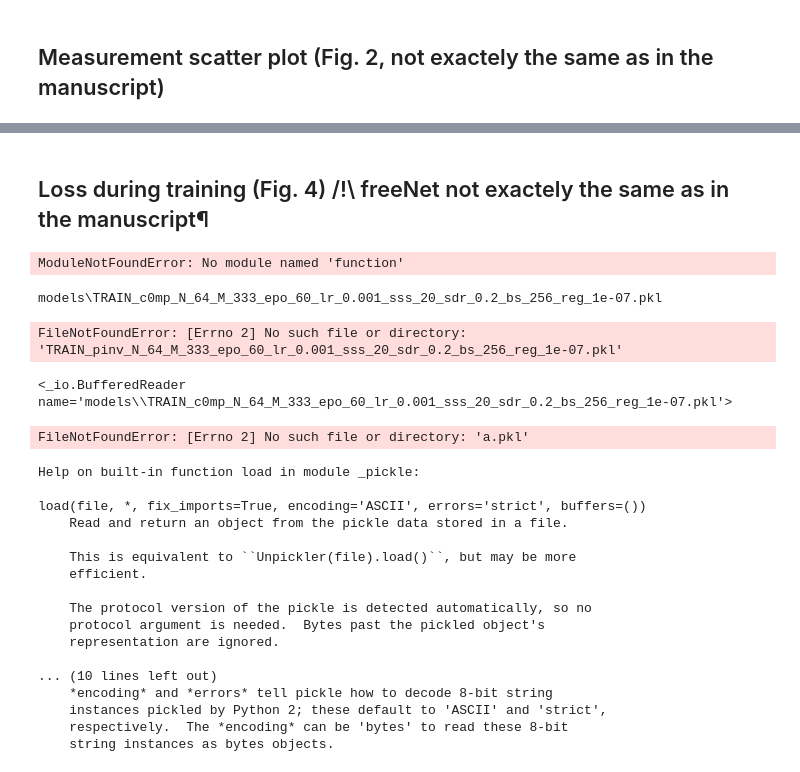
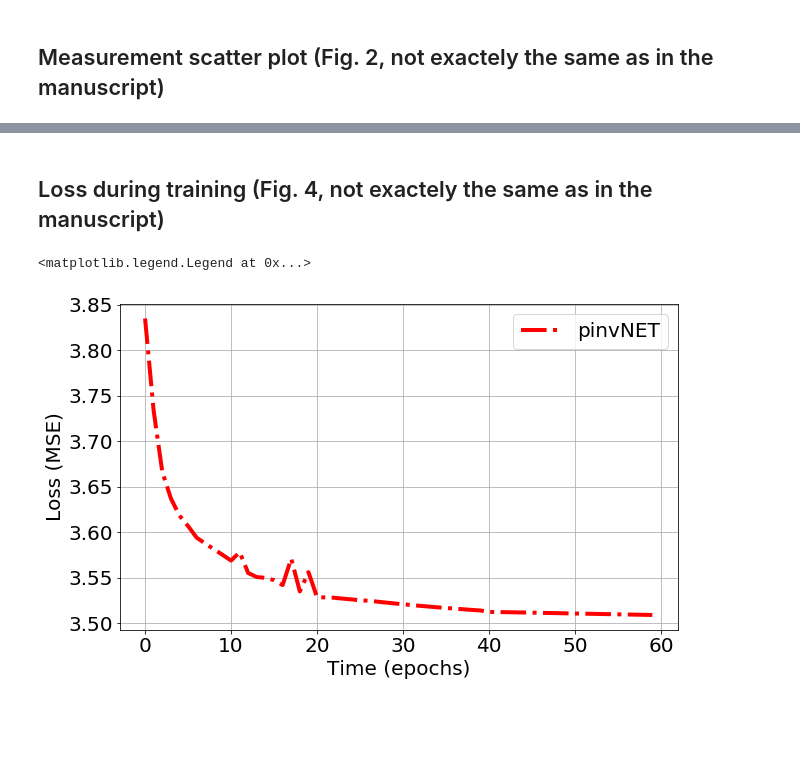
Before and after one commit to openspyrit/spyrit-examples, a Jupyter notebook: 2020_ISBI_CNet/main.ipynb, the cells around one changed output, grey strips where cells are left out. Drawn from its saved outputs; the diff is of its cells as text; code cells hidden in the pictures; blank space fills up the shorter version.

```diff
--- a/2020_ISBI_CNet/main.ipynb
+++ b/2020_ISBI_CNet/main.ipynb
@@ -209,62 +188,27 @@ plt.show()
 # %% [markdown]
-## Loss during training (Fig. 4)  /!\ freeNet not exactely the same as in the manuscript¶
+## Loss during training (Fig. 4, not exactely the same as in the manuscript)
 # %%
 # Load training history
 train_path = model_root/('TRAIN_c0mp'+suffix+'.pkl')
 train_net_prob = read_param(train_path)
-train_path = model_root/('TRAIN_pinv'+suffix+'.pkl')
-train_net_pinv = read_param(train_path)
-train_path = model_root/('TRAIN_free'+suffix+'.pkl')
-train_net_free = read_param(train_path)
+#train_path = model_root/('TRAIN_pinv'+suffix+'.pkl')
+#train_net_pinv = read_param(train_path)
+#train_path = model_root/('TRAIN_free'+suffix+'.pkl')
+#train_net_free = read_param(train_path)
 
 plt.rcParams.update({'font.size': 20})
 
 # Plot
 fig, ax = plt.subplots(figsize=(10,6))
 ax.set_xlabel('Time (epochs)')
 ax.set_ylabel('Loss (MSE)')
-ax.plot(train_net_pinv.val_loss,'g--', linewidth=4)
+#ax.plot(train_net_pinv.val_loss,'g--', linewidth=4)
 ax.plot(train_net_prob.val_loss,'r-.', linewidth=4)
-ax.plot(train_net_free.val_loss,'m', linewidth=4)
+#ax.plot(train_net_free.val_loss,'m', linewidth=4)
 ax.grid(which='minor', linestyle=':', linewidth=0.5, color='black')
 plt.grid(True)
 ax.legend(('pinvNET', 'compNET', 'freeNET'),  loc='upper right')
 #fig.savefig('loss_test.pdf', dpi=fig.dpi, bbox_inches='tight')# pad_inches=0.1)
 # %% [output]
-ModuleNotFoundError: No module named 'function'
+<matplotlib.legend.Legend at 0x...>
+[figure, added]
-# %%
-print(train_path)
-# %% [output]
-models\TRAIN_c0mp_N_64_M_333_epo_60_lr_0.001_sss_20_sdr_0.2_bs_256_reg_1e-07.pkl
-# %%
-train_net_pinv = read_param('TRAIN_pinv_N_64_M_333_epo_60_lr_0.001_sss_20_sdr_0.2_bs_256_reg_1e-07.pkl')
-# %% [output]
-FileNotFoundError: [Errno 2] No such file or directory: 'TRAIN_pinv_N_64_M_333_epo_60_lr_0.001_sss_20_sdr_0.2_bs_256_reg_1e-07.pkl'
-# %%
-open(train_path, 'rb')
-# %% [output]
-<_io.BufferedReader name='models\\TRAIN_c0mp_N_64_M_333_epo_60_lr_0.001_sss_20_sdr_0.2_bs_256_reg_1e-07.pkl'>
-# %%
-params = pickle.load(open('a.pkl', 'rb'))
-# %% [output]
-FileNotFoundError: [Errno 2] No such file or directory: 'a.pkl'
-# %%
-help(pickle.load)
-# %% [output]
-Help on built-in function load in module _pickle:
-
-load(file, *, fix_imports=True, encoding='ASCII', errors='strict', buffers=())
-    Read and return an object from the pickle data stored in a file.
-
-    This is equivalent to ``Unpickler(file).load()``, but may be more
-    efficient.
-
-    The protocol version of the pickle is detected automatically, so no
-    protocol argument is needed.  Bytes past the pickled object's
-    representation are ignored.
-
-... (10 lines left out)
-    *encoding* and *errors* tell pickle how to decode 8-bit string
-    instances pickled by Python 2; these default to 'ASCII' and 'strict',
-    respectively.  The *encoding* can be 'bytes' to read these 8-bit
-    string instances as bytes objects.
```
Also changed, not shown: parts of 8 cells of this notebook.
